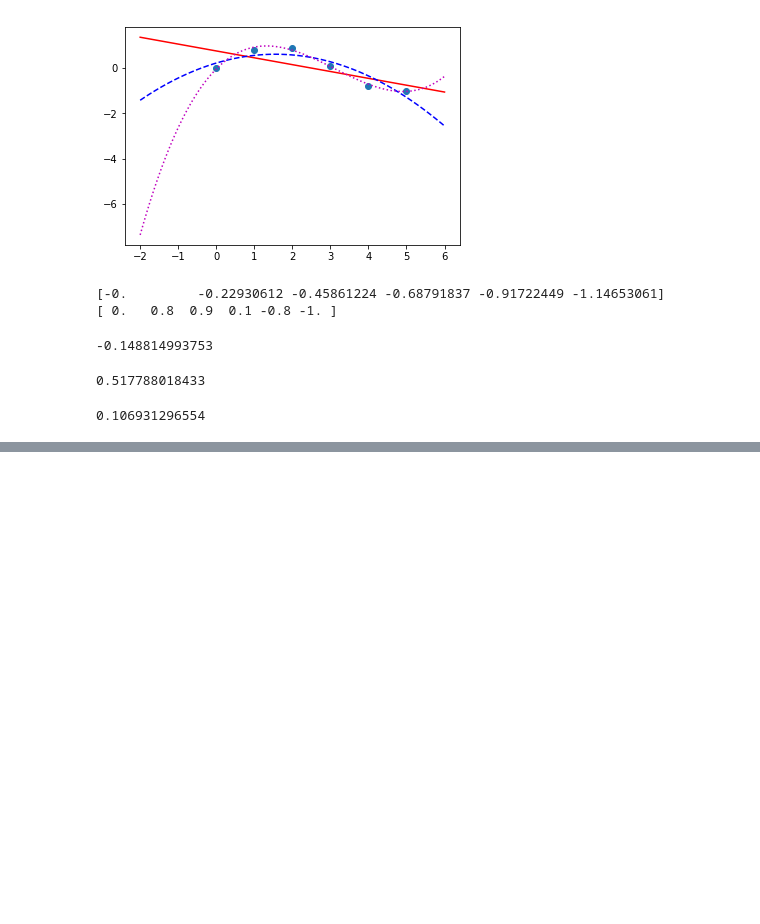
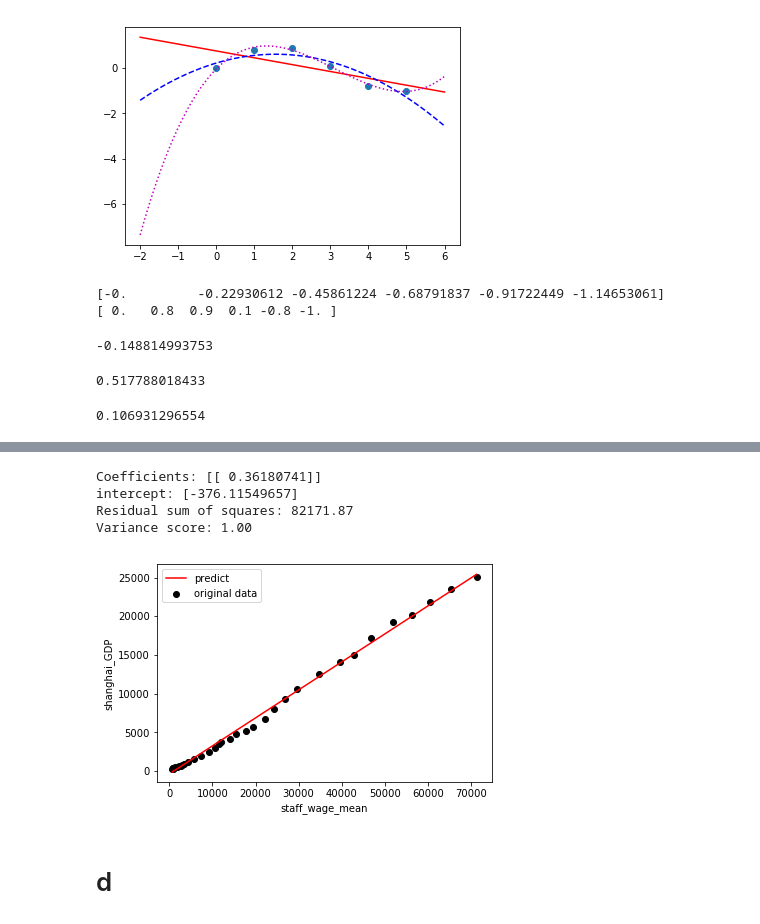
Before and after one commit to vitormeriat/meriat-ml-notes, a Jupyter notebook: 01-concepts/linear-regression.ipynb, the cells around one changed output, grey strips where cells are left out. Cells and saved outputs as stored; diff of their text form; code cells hidden in the pictures; blank space fills up the shorter version.

Commit message:
Multiple Linear Regression

```diff
--- a/01-concepts/linear-regression.ipynb
+++ b/01-concepts/linear-regression.ipynb
@@ -482,0 +495,3 @@ print(p_value)
+# %%
+data = pd.read_csv('Simple Linear Regression.csv')
+data.head()
@@ -482,0 +505,27 @@ print(p_value)
+# %%
+train, test = train_test_split(data, test_size=0.25, random_state=27)
+# %%
+lr = linear_model.LinearRegression()
+lr.fit(train.staff_wage_mean.values.reshape(-1,1), train.shanghai_GDP.values.reshape(-1,1))
+pred = lr.predict(test.staff_wage_mean.values.reshape(-1,1))
+RSS = np.mean((pred - test.shanghai_GDP.values.reshape(-1,1)) ** 2)
+R_squares = lr.score(test.staff_wage_mean.values.reshape(-1,1), test.shanghai_GDP.values.reshape(-1,1))
+# %%
+print('Coefficients:', lr.coef_)
+print('intercept:', lr.intercept_)
+print("Residual sum of squares: %.2f" % RSS)
+print('Variance score: %.2f' % R_squares)
+plt.scatter(data.staff_wage_mean, data.shanghai_GDP, color = 'black', label="original data")
+plt.plot(data.staff_wage_mean,lr.predict(data.staff_wage_mean.values.reshape(-1,1)), 'r', label="predict")
+plt.legend(loc="upper left")
+plt.xlabel('staff_wage_mean')
+plt.ylabel('shanghai_GDP')
+plt.show()
+# %% [output]
+Coefficients: [[ 0.36180741]]
+intercept: [-376.11549657]
+Residual sum of squares: 82171.87
+Variance score: 1.00
+[figure, added]
+# %% [markdown]
+# d
```
Also changed, not shown: parts of 14 cells of this notebook, 3 other files.
